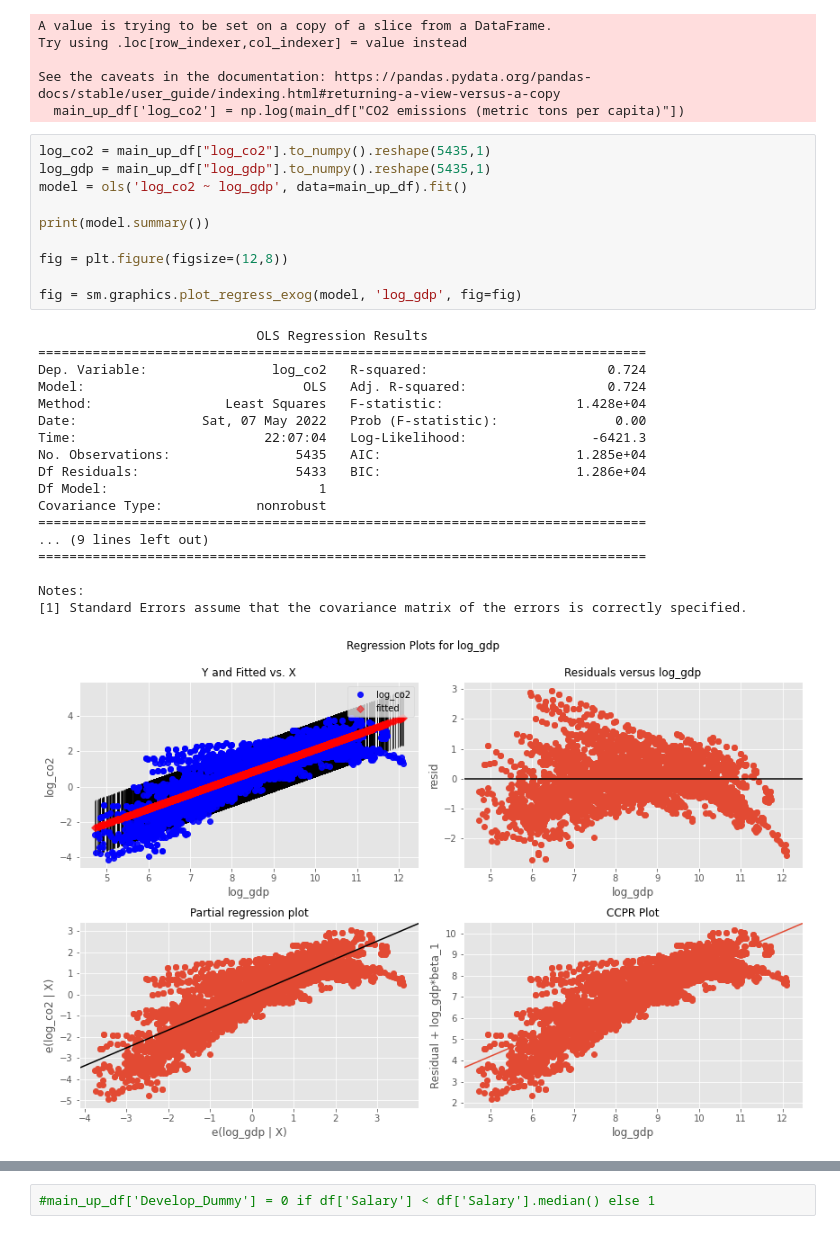
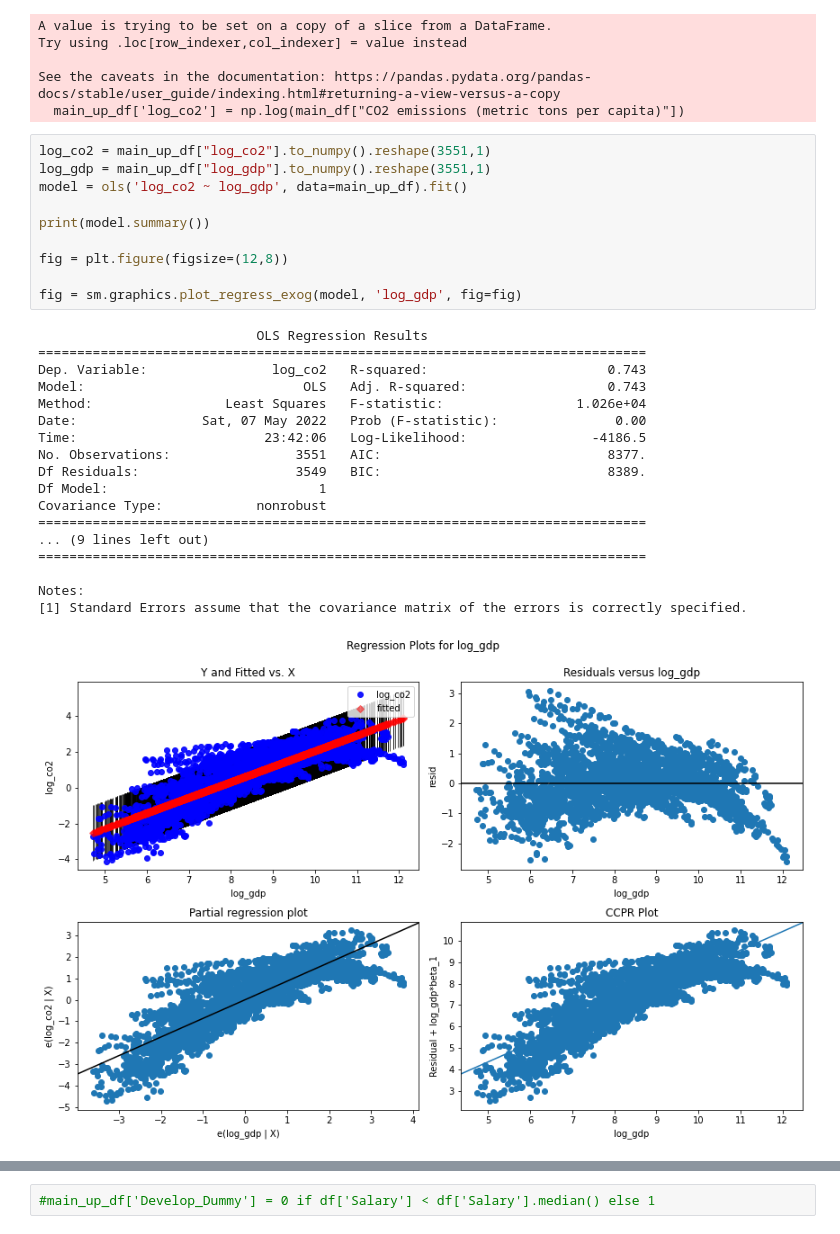
Before and after one commit to CS521-Burstein/final-project-anjaliagr, a Jupyter notebook: Data analysis.ipynb, the cells around one changed output, grey strips where cells are left out. Drawn from its saved outputs; the diff is of its cells as text.

```diff
--- a/Data analysis.ipynb
+++ b/Data analysis.ipynb
@@ -121,34 +121,34 @@ Try using .loc[row_indexer,col_indexer] = value instead
 See the caveats in the documentation: https://pandas.pydata.org/pandas-docs/stable/user_guide/indexing.html#returning-a-view-versus-a-copy
   main_up_df['log_co2'] = np.log(main_df["CO2 emissions (metric tons per capita)"])
 # %%
-log_co2 = main_up_df["log_co2"].to_numpy().reshape(5435,1)
-log_gdp = main_up_df["log_gdp"].to_numpy().reshape(5435,1)
+log_co2 = main_up_df["log_co2"].to_numpy().reshape(3551,1)
+log_gdp = main_up_df["log_gdp"].to_numpy().reshape(3551,1)
 model = ols('log_co2 ~ log_gdp', data=main_up_df).fit()
 
 print(model.summary())
 
 fig = plt.figure(figsize=(12,8))
 
 fig = sm.graphics.plot_regress_exog(model, 'log_gdp', fig=fig)
 # %% [output]
                             OLS Regression Results
 ==============================================================================
-Dep. Variable:                log_co2   R-squared:                       0.724
-Model:                            OLS   Adj. R-squared:                  0.724
-Method:                 Least Squares   F-statistic:                 1.428e+04
+Dep. Variable:                log_co2   R-squared:                       0.743
+Model:                            OLS   Adj. R-squared:                  0.743
+Method:                 Least Squares   F-statistic:                 1.026e+04
 Date:                Sat, 07 May 2022   Prob (F-statistic):               0.00
-Time:                        22:07:04   Log-Likelihood:                -6421.3
-No. Observations:                5435   AIC:                         1.285e+04
-Df Residuals:                    5433   BIC:                         1.286e+04
+Time:                        23:42:06   Log-Likelihood:                -4186.5
+No. Observations:                3551   AIC:                             8377.
+Df Residuals:                    3549   BIC:                             8389.
 Df Model:                           1
 Covariance Type:            nonrobust
 ==============================================================================
 ... (9 lines left out)
 ==============================================================================
 
 Notes:
 [1] Standard Errors assume that the covariance matrix of the errors is correctly specified.
-[figure, old version]
+[figure, new version]
 # %%
 main_up_df.describe() #summary statistics
 # %% [output]
```
Also changed, not shown: parts of 18 cells of this notebook, 4 other files.
